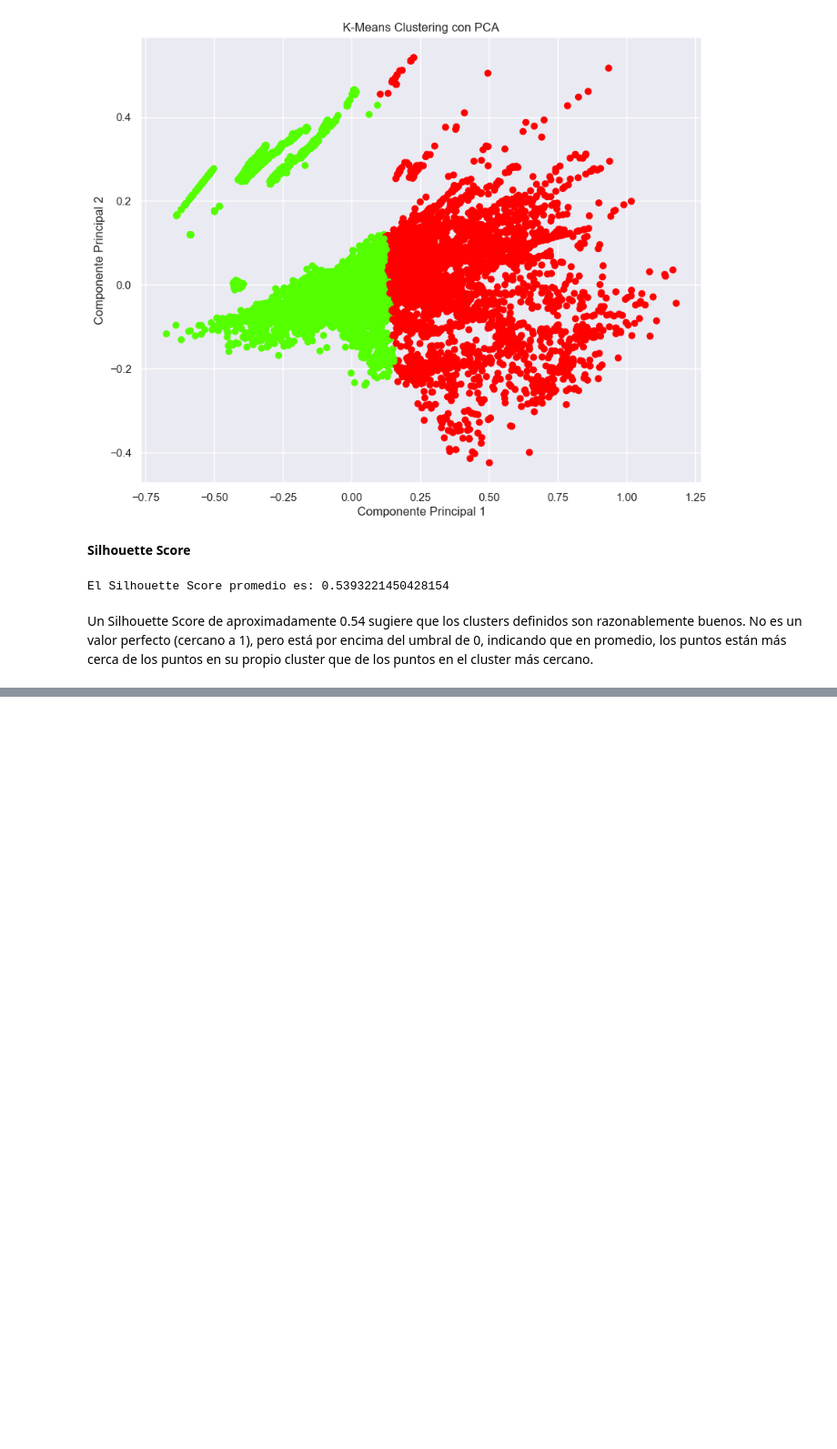
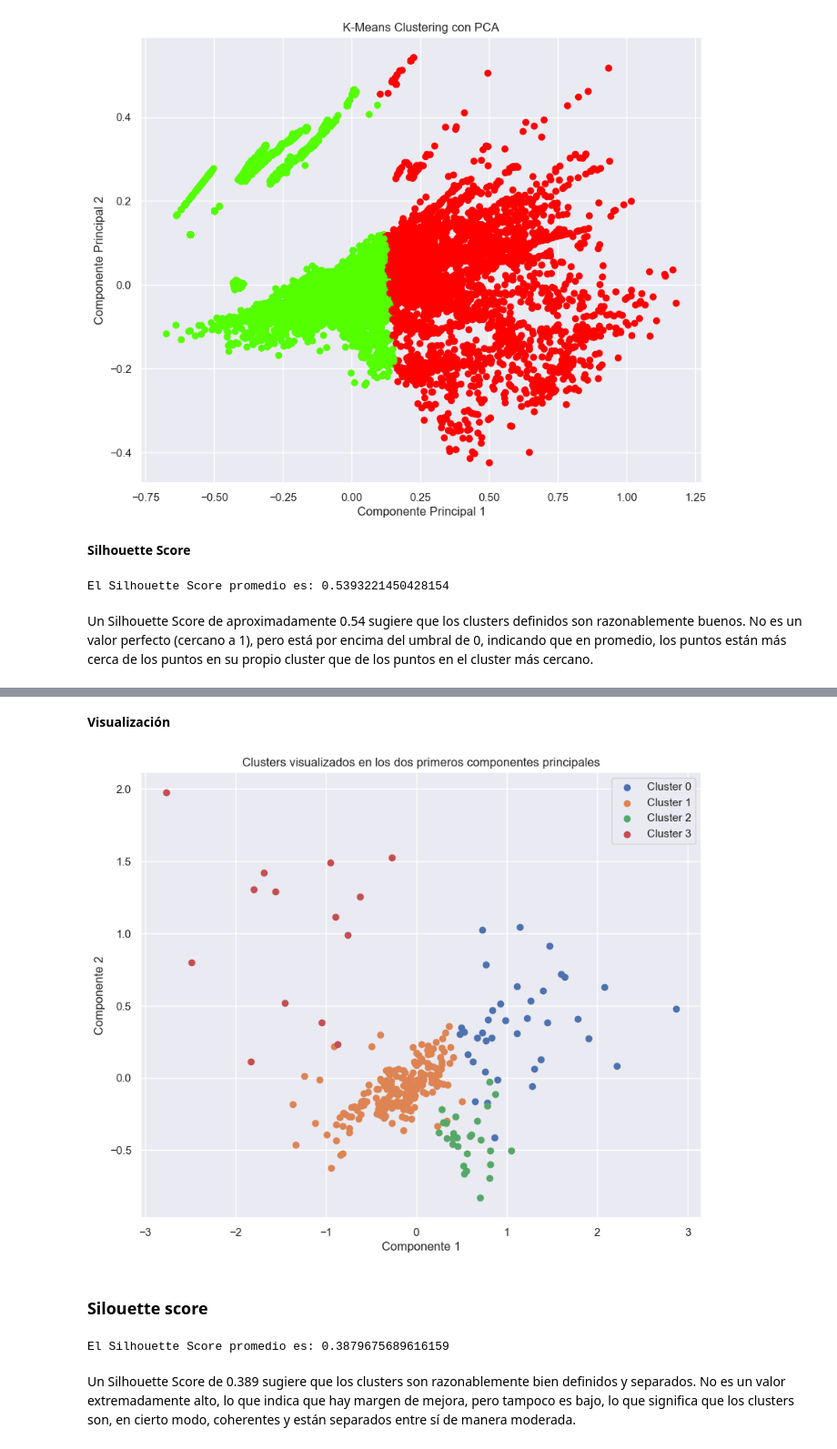
Before and after one commit to LeivaDiego/Proyecto-Mineria, a Jupyter notebook: IPC_EDA_V2.ipynb, the cells around one changed output, grey strips where cells are left out. Shown at 91% size. Saved outputs shown, nothing was run; the diff lists cells and outputs as text; code cells hidden in the pictures; blank space fills up the shorter version.

```diff
--- a/IPC_EDA_V2.ipynb
+++ b/IPC_EDA_V2.ipynb
@@ -1109,0 +1227,3 @@ Un Silhouette Score de aproximadamente 0.54 sugiere que los clusters definidos s
+# %%
+clustering = KMeans(n_clusters = 4, random_state=0, max_iter = 500) # Creamos el modelo
+clustering.fit(new_df_encoded) # Aplica el modelo a los datos
@@ -1109,0 +1232,8 @@ Un Silhouette Score de aproximadamente 0.54 sugiere que los clusters definidos s
+# %%
+pca = PCA(n_components=2)
+
+# Aplicar PCA a los datos normalizados
+pca_features = pca.fit_transform(new_df_encoded) #Se obtienen los componentes principales
+pca_features_df = pd.DataFrame(data = pca_features, columns=['Componente_1', 'Componente_2'])
+
+pca_features_df.head()
@@ -1109,0 +1247,2 @@ Un Silhouette Score de aproximadamente 0.54 sugiere que los clusters definidos s
+# %% [markdown]
+**Visualización**
@@ -1109,0 +1256,28 @@ Un Silhouette Score de aproximadamente 0.54 sugiere que los clusters definidos s
+# %%
+# Agregar las etiquetas de cluster al DataFrame de PCA
+pca_features_df['Cluster'] = clustering.labels_
+
+# Graficar los clusters
+plt.figure(figsize=(10, 8))
+for cluster in pca_features_df['Cluster'].unique():
+    cluster_group = pca_features_df[pca_features_df['Cluster'] == cluster]
+    plt.scatter(cluster_group['Componente_1'], cluster_group['Componente_2'], label=f'Cluster {cluster}')
+
+plt.xlabel('Componente 1')
+plt.ylabel('Componente 2')
+plt.title('Clusters visualizados en los dos primeros componentes principales')
+plt.legend()
+plt.show()
+# %% [output]
+[figure, added]
+# %% [markdown]
+### Silouette score
+# %%
+# Calcular el Silhouette Score
+labels = clustering.labels_
+silhouette_avg = silhouette_score(new_df_encoded, labels)
+print('El Silhouette Score promedio es:', silhouette_avg)
+# %% [output]
+El Silhouette Score promedio es: 0.3879675689616159
+# %% [markdown]
+Un Silhouette Score de 0.389 sugiere que los clusters son razonablemente bien definidos y separados. No es un valor extremadamente alto, lo que indica que hay margen de mejora, pero tampoco es bajo, lo que significa que los clusters son, en cierto modo, coherentes y están separados entre sí de manera moderada.
```
Also changed, not shown: parts of 15 cells of this notebook.
